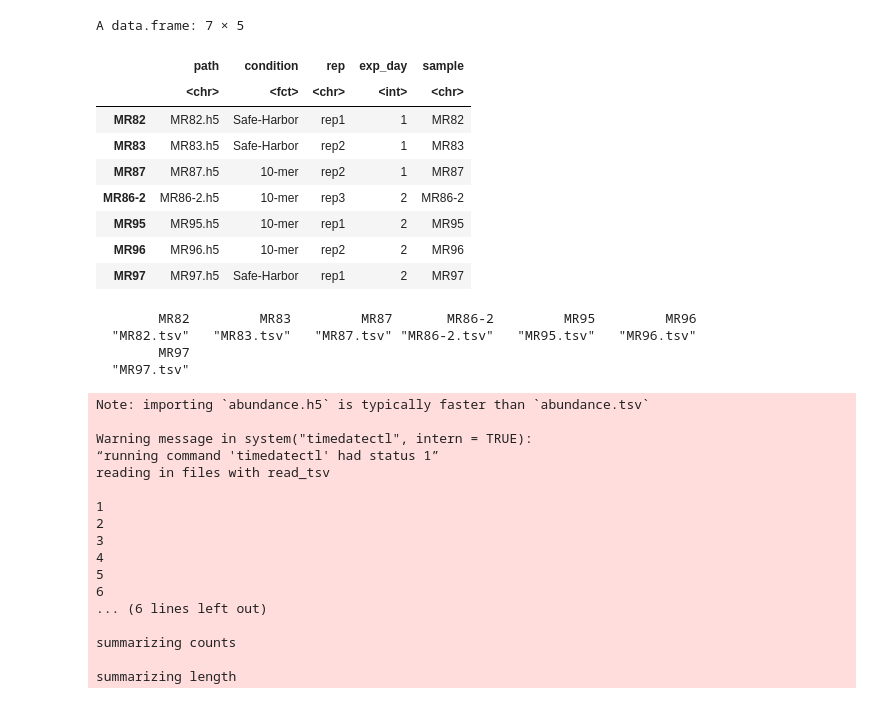
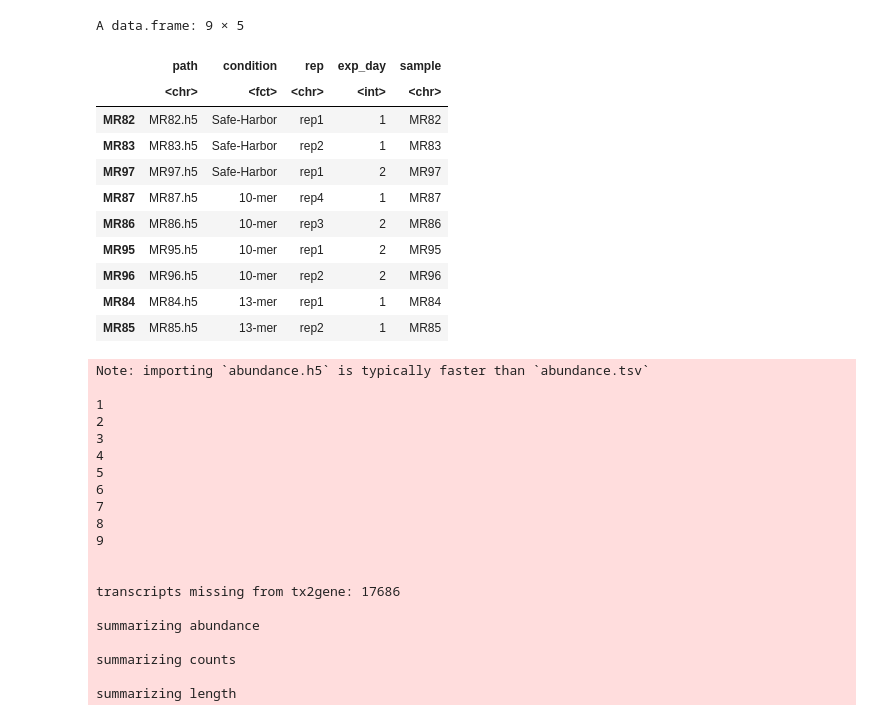
Before and after one commit to broadinstitute/gro-crispri-ctcf, a Jupyter notebook: src/notebooks/00_rnaseq_sg4_dream.ipynb, the cells around one changed output. Cells and saved outputs as stored; diff of their text form; code cells hidden in the pictures.

```diff
--- a/src/notebooks/00_rnaseq_sg4_dream.ipynb
+++ b/src/notebooks/00_rnaseq_sg4_dream.ipynb
@@ -22,54 +69,58 @@ The following object is masked from ‘package:limma’:
 # %%
-design_df = read.table("~/rnaseq/design_set2p2.txt", header = T, sep = "\t")
+#set up design matrix and transcripts-to-gene dataframe
+
+setwd("sg4/")
+design_df = read.csv("https://raw.githubusercontent.com/broadinstitute/gro-crispri-ctcf/dev/data/sg4_rnaseq.tsv?token=GHSAT0AAAAAACBUGAZVTFGTV2NFL7KSFQD6ZC6QUUQ", sep = "\t")
 rownames(design_df) = stringr::str_split_fixed(design_df$file, ".h5",2)[,1]
 design_df$sample = rownames(design_df)
 design_df$condition = as.factor(design_df$condition)
 design_df$condition = relevel(design_df$condition, ref = "Safe-Harbor")
 names(design_df) = c("path", "condition", "rep", "exp_day", "sample")
 
-design_df = design_df[!(rownames(design_df) %in% c("MR86")),]
-
-t2g = read.table("~/rnaseq/transcripts_to_genes.txt", stringsAsFactors = F, header=F, sep = "\t")
+t2g = read.table("transcripts_to_genes.txt", stringsAsFactors = F, header=F, sep = "\t")
 colnames(t2g) = c("target_id", "ens_gene", "gene_id")
 t2g = t2g[,c("target_id","gene_id")]
 
 design_df
 # %% [output]
-A data.frame: 7 × 5
+A data.frame: 9 × 5
 |  | path | condition | rep | exp_day | sample |
 |  | <chr> | <fct> | <chr> | <int> | <chr> |
 | MR82 | MR82.h5 | Safe-Harbor | rep1 | 1 | MR82 |
 | MR83 | MR83.h5 | Safe-Harbor | rep2 | 1 | MR83 |
-| MR87 | MR87.h5 | 10-mer | rep2 | 1 | MR87 |
-| MR86-2 | MR86-2.h5 | 10-mer | rep3 | 2 | MR86-2 |
+| MR97 | MR97.h5 | Safe-Harbor | rep1 | 2 | MR97 |
+| MR87 | MR87.h5 | 10-mer | rep4 | 1 | MR87 |
+| MR86 | MR86.h5 | 10-mer | rep3 | 2 | MR86 |
 | MR95 | MR95.h5 | 10-mer | rep1 | 2 | MR95 |
 | MR96 | MR96.h5 | 10-mer | rep2 | 2 | MR96 |
-| MR97 | MR97.h5 | Safe-Harbor | rep1 | 2 | MR97 |
+| MR84 | MR84.h5 | 13-mer | rep1 | 1 | MR84 |
+| MR85 | MR85.h5 | 13-mer | rep2 | 1 | MR85 |
 # %%
-files = paste0(rownames(design_df),".tsv")
+#load h5 matrices
+
+source("https://raw.githubusercontent.com/mikelove/tximport/devel/R/helper.R")
+files = paste0(rownames(design_df),".h5")
 names(files) = rownames(design_df)
-files
-txi <- tximport(files, type="kallisto", tx2gene=t2g, geneIdCol = "gene_name")
+txi <- tximport(files, type="kallisto", tx2gene=t2g, geneIdCol = "gene_name", importer=read_kallisto_h5)
 # %% [output]
-        MR82         MR83         MR87       MR86-2         MR95         MR96
-  "MR82.tsv"   "MR83.tsv"   "MR87.tsv" "MR86-2.tsv"   "MR95.tsv"   "MR96.tsv"
-        MR97
-  "MR97.tsv"
+Note: importing `abundance.h5` is typically faster than `abundance.tsv`
+
+1
+2
+3
+4
+5
+6
+7
+8
+9
+
+
+transcripts missing from tx2gene: 17686
+
+summarizing abundance
+
+summarizing counts
+
+summarizing length
-Note: importing `abundance.h5` is typically faster than `abundance.tsv`
-
-Warning message in system("timedatectl", intern = TRUE):
-“running command 'timedatectl' had status 1”
-reading in files with read_tsv
-
-1
-2
-3
-4
-5
-6
-... (6 lines left out)
-
-summarizing counts
-
-summarizing length
 # %%
```
Also changed, not shown: parts of 19 cells of this notebook, 1 other file.
